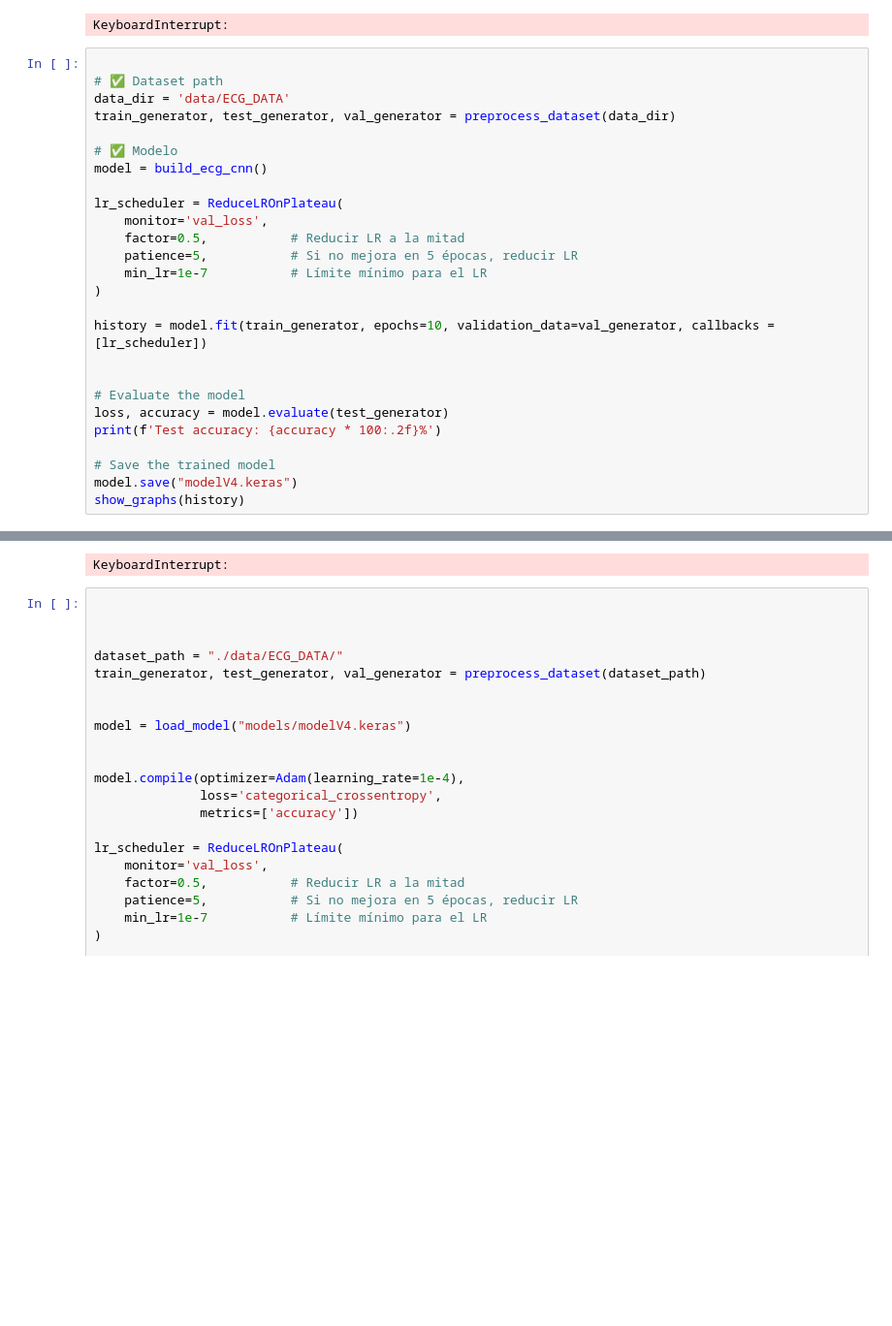
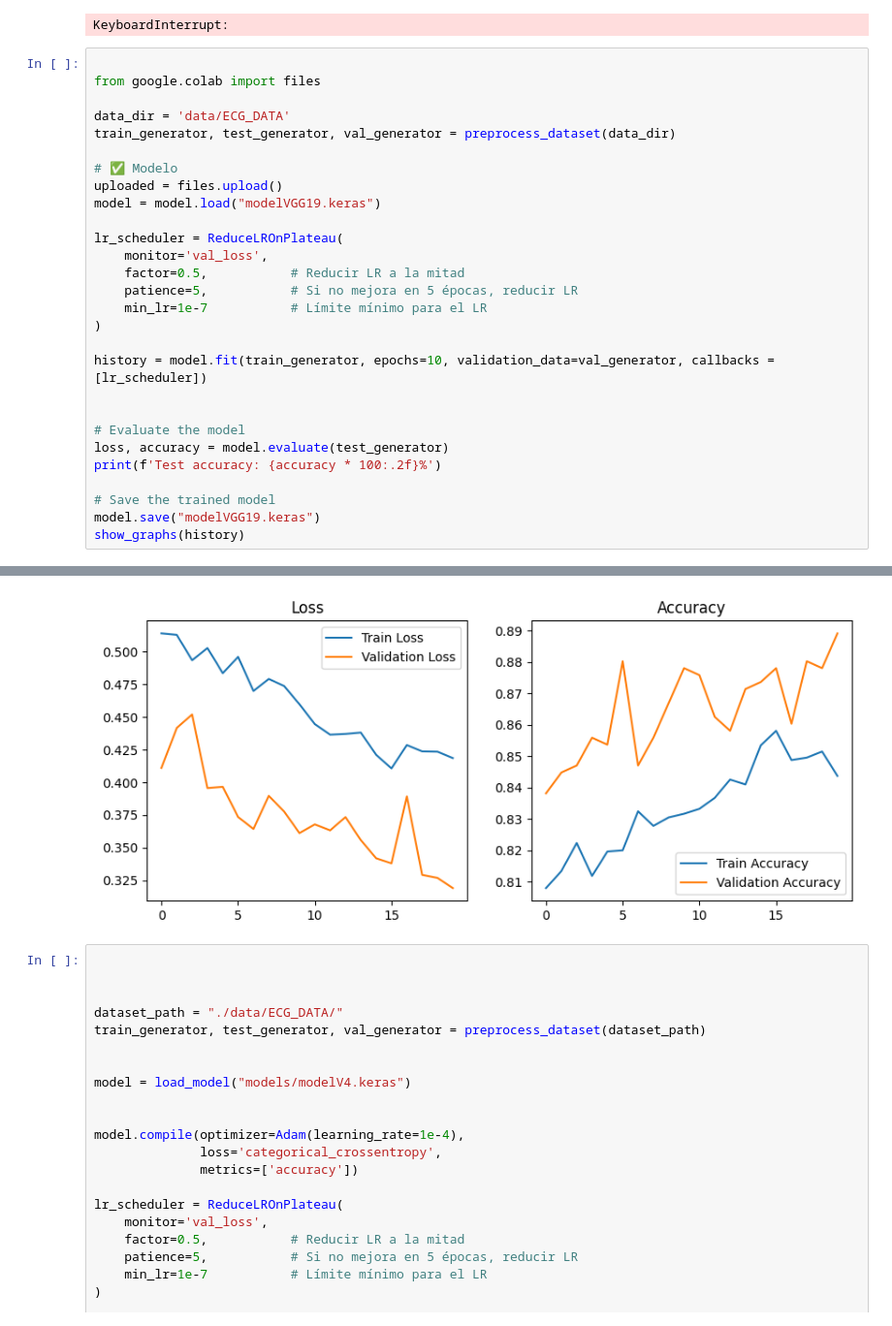
Before and after one commit to SantiagoBuffa/BeatAI, a Jupyter notebook: vgg19epico.ipynb, the cells around one changed output, grey strips where cells are left out. Shown at 97% size. Cells and saved outputs as stored; diff of their text form; blank space fills up the shorter version.

```diff
--- a/vgg19epico.ipynb
+++ b/vgg19epico.ipynb
@@ -215,12 +215,14 @@ Epoch 3/10
 KeyboardInterrupt:
 # %%
 
-# ✅ Dataset path
+from google.colab import files
+
 data_dir = 'data/ECG_DATA'
 train_generator, test_generator, val_generator = preprocess_dataset(data_dir)
 
 # ✅ Modelo
-model = build_ecg_cnn()
+uploaded = files.upload()
+model = model.load("modelVGG19.keras")
 
 lr_scheduler = ReduceLROnPlateau(
     monitor='val_loss',
@@ -237,7 +239,7 @@ loss, accuracy = model.evaluate(test_generator)
 print(f'Test accuracy: {accuracy * 100:.2f}%')
 
 # Save the trained model
-model.save("modelV4.keras")
+model.save("modelVGG19.keras")
 show_graphs(history)
 # %% [output]
 Found 2572 images belonging to 4 classes.
@@ -254,4 +262,4 @@ Epoch 4/10
-KeyboardInterrupt:
+[figure, added]
 # %%
 
 
```
Also changed, not shown: parts of 2 cells of this notebook.
